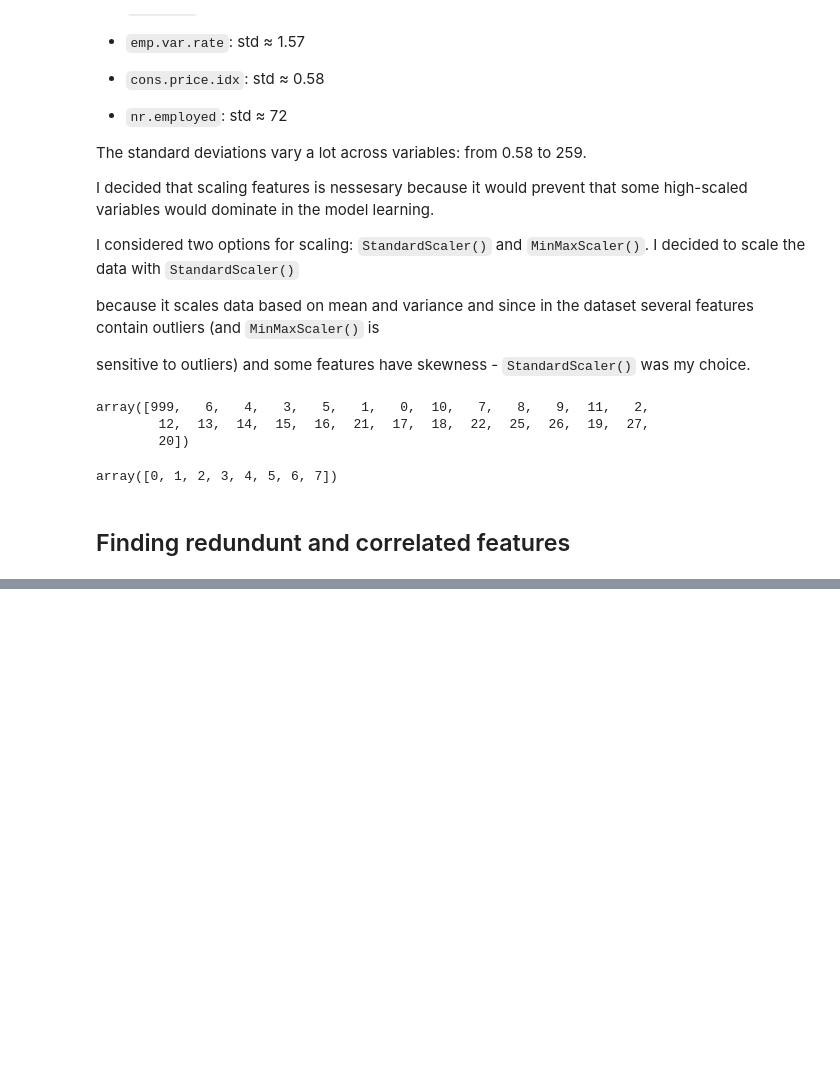
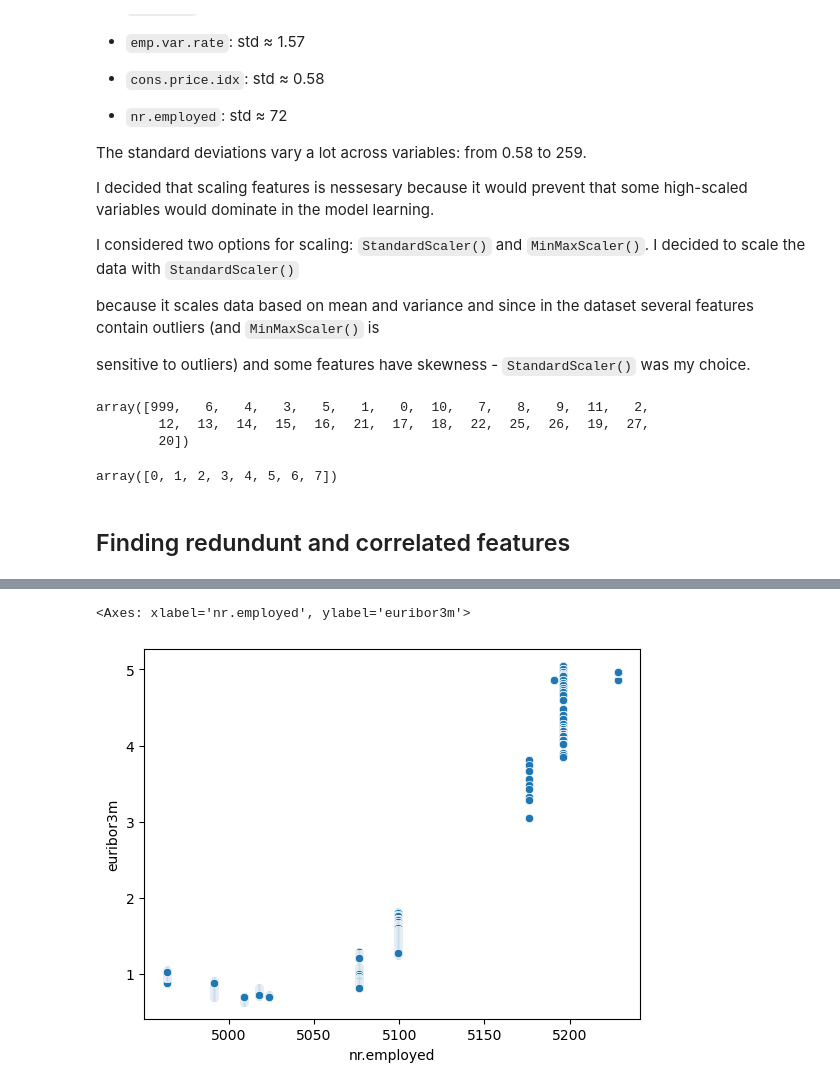
Before and after one commit to ann-yurkevych/MLmodels-, a Jupyter notebook: Portuguese client term deposit subscription/exploration.ipynb, the cells around one changed output, grey strips where cells are left out. Cells and saved outputs as stored; diff of their text form; code cells hidden in the pictures; blank space fills up the shorter version.

```diff
--- a/Portuguese client term deposit subscription/exploration.ipynb
+++ b/Portuguese client term deposit subscription/exploration.ipynb
@@ -300,0 +357,5 @@ array([0, 1, 2, 3, 4, 5, 6, 7])
+# %%
+sns.scatterplot(data=raw_df, x="nr.employed", y="euribor3m")
+# %% [output]
+<Axes: xlabel='nr.employed', ylabel='euribor3m'>
+[figure, added]
```
Also changed, not shown: parts of 15 cells of this notebook, 1 other file.
